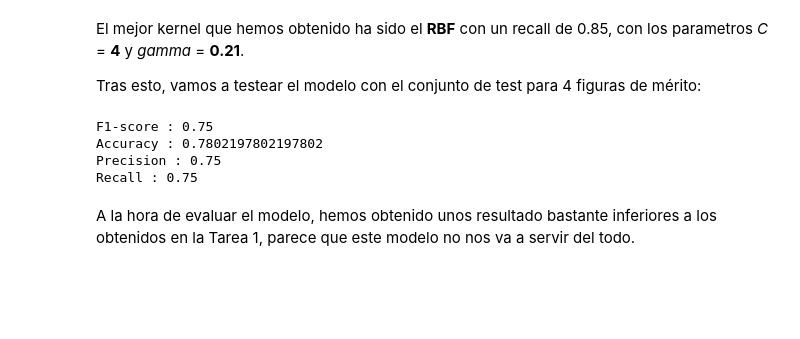
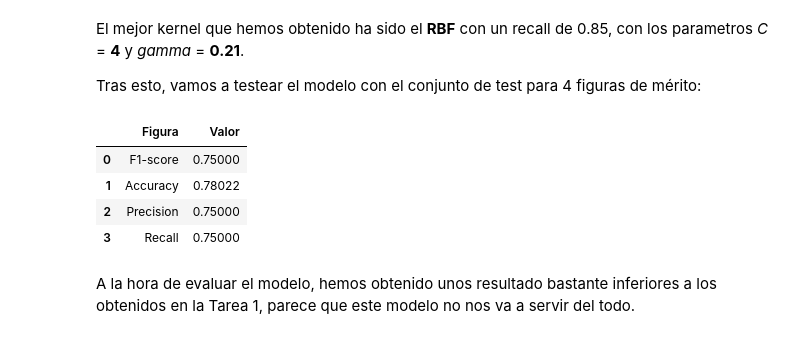
Before and after one commit to alvaar04/Tarea2ML, a Jupyter notebook: G08.ipynb, the cells around one changed output. Drawn from its saved outputs; the diff is of its cells as text; code cells hidden in the pictures; blank space fills up the shorter version.

```diff
--- a/G08.ipynb
+++ b/G08.ipynb
@@ -548,28 +556,34 @@ El mejor kernel que hemos obtenido ha sido el **RBF** con un recall de 0.85, con
 
 Tras esto, vamos a testear el modelo con el conjunto de test para 4 figuras de mérito:
 # %%
-# Creamos y entrenamos el modelo
-svm_rbf = SVC(kernel = 'rbf', C = 4, gamma = 0.21, random_state=314)
+# Crear y entrenar el modelo
+svm_rbf = SVC(kernel='rbf', C=4, gamma=0.21, random_state=314)
 svm_rbf.fit(X_Diseño_preprocesado, Y_Diseño)
 
-# Prediccion
+# Predicción
 svm_rbf_predict = svm_rbf.predict(X_test_preprocesado)
 
-#Obtenemos las figuras de merito
-f1_svmRBF = f1_score(Y_test,svm_rbf_predict)
-acc_svmRBF = accuracy_score(Y_test,svm_rbf_predict)
-prec_svmRBF = precision_score(Y_test,svm_rbf_predict)
-recall_svmRBF = recall_score(Y_test,svm_rbf_predict)
+# Obtener las métricas
+f1_svmRBF = f1_score(Y_test, svm_rbf_predict)
+acc_svmRBF = accuracy_score(Y_test, svm_rbf_predict)
+prec_svmRBF = precision_score(Y_test, svm_rbf_predict)
+recall_svmRBF = recall_score(Y_test, svm_rbf_predict)
 
-print(f'F1-score : {f1_svmRBF}')
-print(f'Accuracy : {acc_svmRBF}')
-print(f'Precision : {prec_svmRBF}')
-print(f'Recall : {recall_svmRBF}')
+metrics_dict = {
+    'Figura': ['F1-score', 'Accuracy', 'Precision', 'Recall'],
+    'Valor': [f1_svmRBF, acc_svmRBF, prec_svmRBF, recall_svmRBF]
+}
+
+merito_kernel = pd.DataFrame(metrics_dict)
+
+# Mostrar el DataFrame
+merito_kernel
 # %% [output]
-F1-score : 0.75
-Accuracy : 0.7802197802197802
-Precision : 0.75
-Recall : 0.75
+|  | Figura | Valor |
+| 0 | F1-score | 0.75000 |
+| 1 | Accuracy | 0.78022 |
+| 2 | Precision | 0.75000 |
+| 3 | Recall | 0.75000 |
 # %% [markdown]
 A la hora de evaluar el modelo, hemos obtenido unos resultado bastante inferiores a los obtenidos en la Tarea 1, parece que este modelo no nos va a servir del todo.
 # %% [markdown]
```
Also changed, not shown: parts of 12 cells of this notebook.
